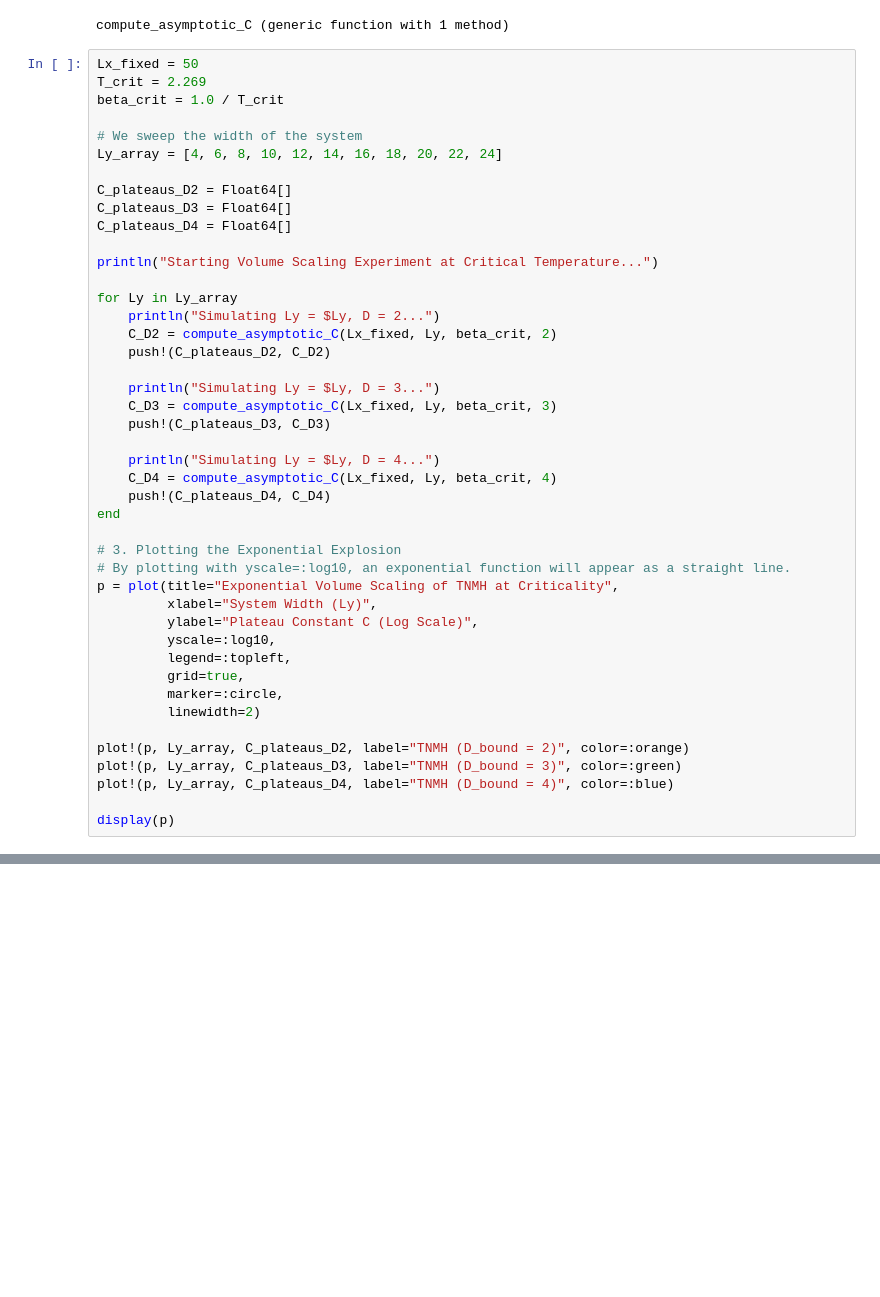
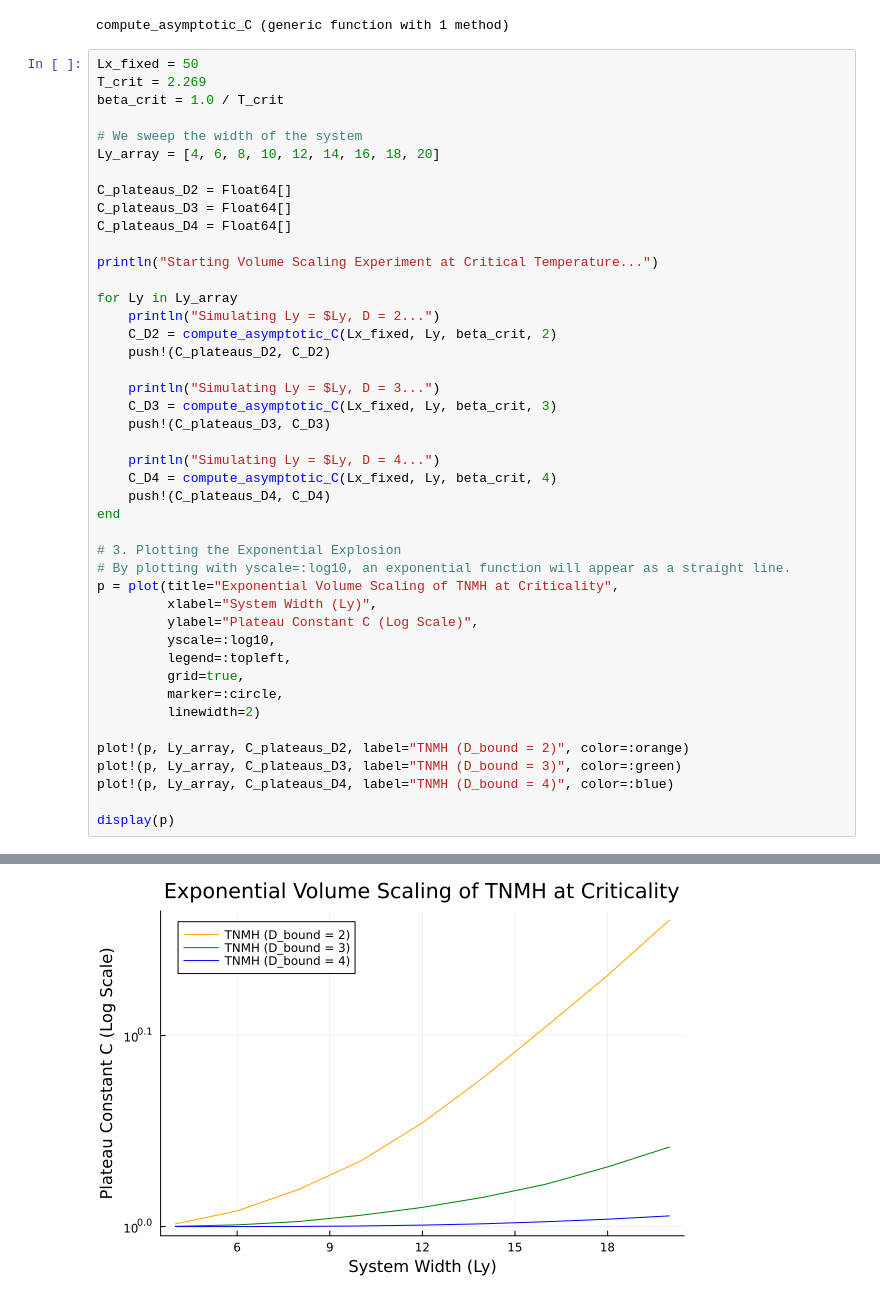
Before and after one commit to jmarquezol/QuantumMaster, a Jupyter notebook: internship_ICFO/jl/icfo_intern/simulation.ipynb, the cells around one changed output, grey strips where cells are left out. Saved outputs shown, nothing was run; the diff lists cells and outputs as text; blank space fills up the shorter version.

```diff
--- a/internship_ICFO/jl/icfo_intern/simulation.ipynb
+++ b/internship_ICFO/jl/icfo_intern/simulation.ipynb
@@ -593,7 +593,7 @@ T_crit = 2.269
 beta_crit = 1.0 / T_crit
 
 # We sweep the width of the system
-Ly_array = [4, 6, 8, 10, 12, 14, 16, 18, 20, 22, 24]
+Ly_array = [4, 6, 8, 10, 12, 14, 16, 18, 20]
 
 C_plateaus_D2 = Float64[]
 C_plateaus_D3 = Float64[]
@@ -651,0 +652 @@ Simulating Ly = 16, D = 4...
+[figure, added]
```
Also changed, not shown: parts of 2 cells of this notebook.
